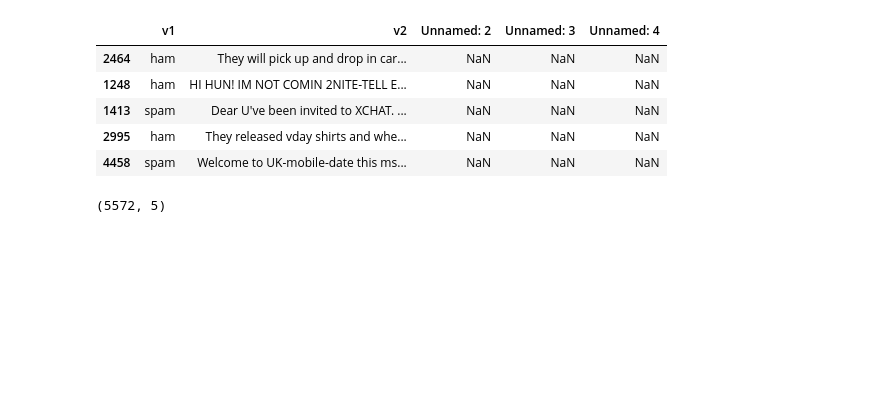
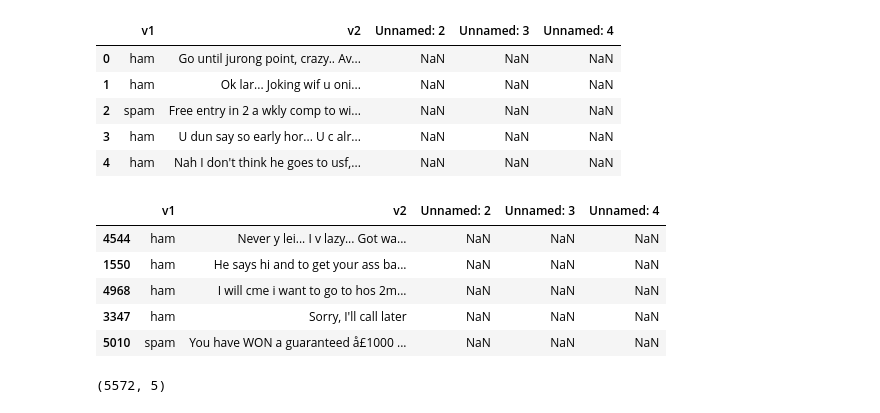
Before and after one commit to Bharatgaur/Email-Spam-Classifier-or-SMS-Spam-Classifier, a Jupyter notebook: sms_spam_detection.ipynb, the cells around one changed output. Cells and saved outputs as stored; diff of their text form; code cells hidden in the pictures; blank space fills up the shorter version.

```diff
--- a/sms_spam_detection.ipynb
+++ b/sms_spam_detection.ipynb
@@ -8,12 +6,25 @@ df = pd.read_csv('spam.csv')
+# %%
+# Read the CSV file into a pandas DataFrame with encoding specified
+df = pd.read_csv('spam.csv', encoding='ISO-8859-1')
+
+# Display the first few rows of the dataset
+df.head()
+# %% [output]
+|  | v1 | v2 | Unnamed: 2 | Unnamed: 3 | Unnamed: 4 |
+| 0 | ham | Go until jurong point, crazy.. Av... | NaN | NaN | NaN |
+| 1 | ham | Ok lar... Joking wif u oni... | NaN | NaN | NaN |
+| 2 | spam | Free entry in 2 a wkly comp to wi... | NaN | NaN | NaN |
+| 3 | ham | U dun say so early hor... U c alr... | NaN | NaN | NaN |
+| 4 | ham | Nah I don't think he goes to usf,... | NaN | NaN | NaN |
 # %%
 df.sample(5)
 # %% [output]
 |  | v1 | v2 | Unnamed: 2 | Unnamed: 3 | Unnamed: 4 |
-| 2464 | ham | They will pick up and drop in car... | NaN | NaN | NaN |
-| 1248 | ham | HI HUN! IM NOT COMIN 2NITE-TELL E... | NaN | NaN | NaN |
-| 1413 | spam | Dear U've been invited to XCHAT. ... | NaN | NaN | NaN |
-| 2995 | ham | They released vday shirts and whe... | NaN | NaN | NaN |
-| 4458 | spam | Welcome to UK-mobile-date this ms... | NaN | NaN | NaN |
+| 4544 | ham | Never y lei... I v lazy... Got wa... | NaN | NaN | NaN |
+| 1550 | ham | He says hi and to get your ass ba... | NaN | NaN | NaN |
+| 4968 | ham | I will cme i want to go to hos 2m... | NaN | NaN | NaN |
+| 3347 | ham | Sorry, I'll call later | NaN | NaN | NaN |
+| 5010 | spam | You have WON a guaranteed å£1000 ... | NaN | NaN | NaN |
 # %%
 df.shape
 # %% [output]
```
Also changed, not shown: parts of 21 cells of this notebook.
